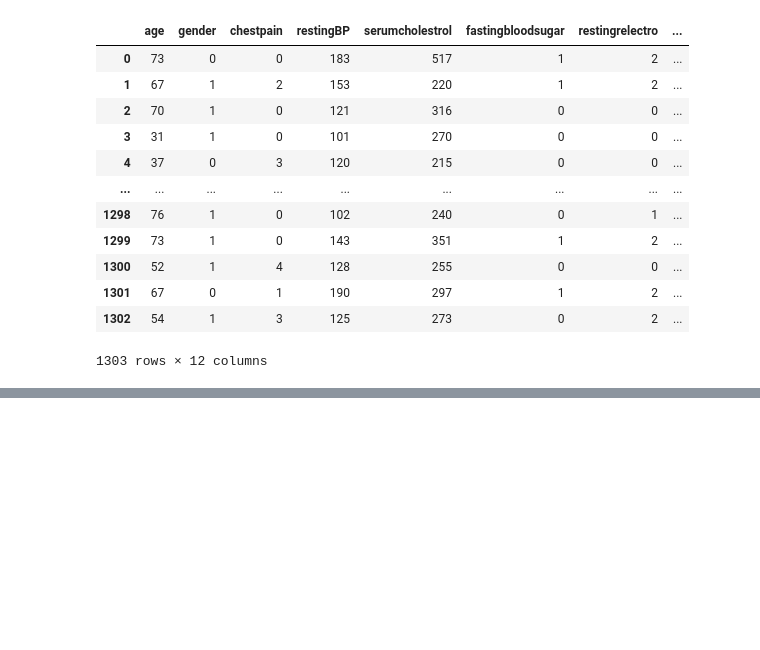
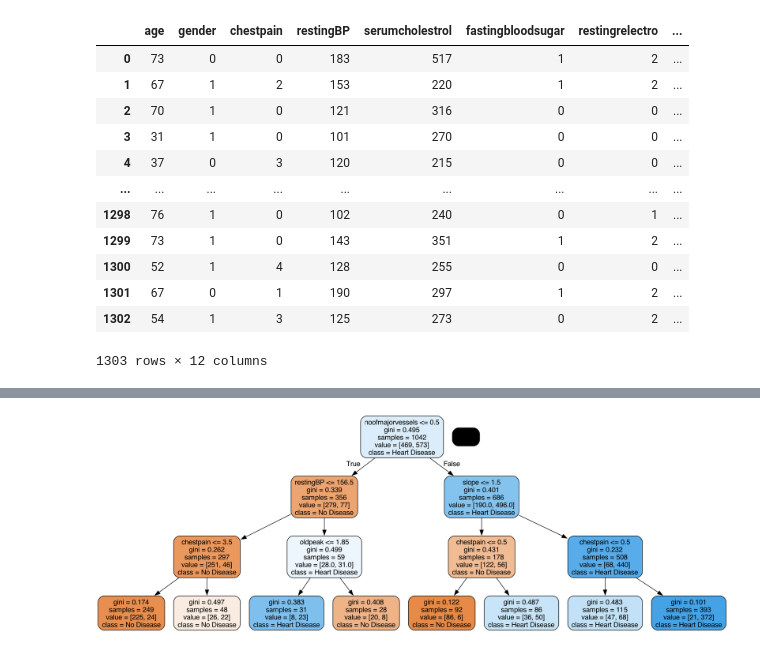
Before and after one commit to ml-cvd-prediction/ml-cvd-prediction.github.io, a Jupyter notebook: src/supervised.ipynb, the cells around one changed output, grey strips where cells are left out. Cells and saved outputs as stored; diff of their text form; code cells hidden in the pictures; blank space fills up the shorter version.

```diff
--- a/src/supervised.ipynb
+++ b/src/supervised.ipynb
@@ -64,3 +110,14 @@ x_train, x_test, y_train, y_test = train_test_split(x, y, test_size=0.2, random_
+# %%
+dot_data = StringIO()
+
+export_graphviz(dt, out_file=dot_data, filled=True, rounded=True,
+                feature_names=x.columns,
+                class_names=['No Disease', "Heart Disease"])
+
+graph = pydotplus.graph_from_dot_data(dot_data.getvalue())
+Image(graph.create_png())
+# %% [output]
+[figure, added]
 # %%
 def run(model):
     model.fit(x_train, y_train)
```
Also changed, not shown: parts of 6 cells of this notebook, 3 other files.
